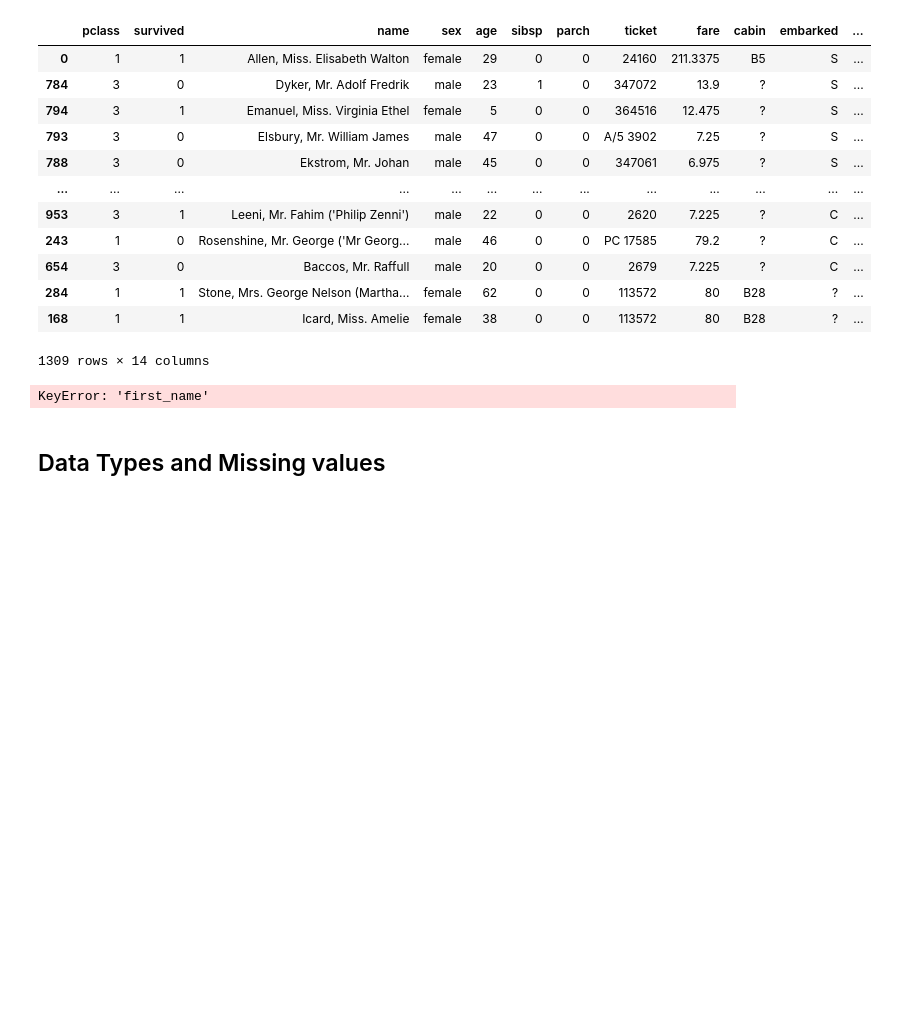
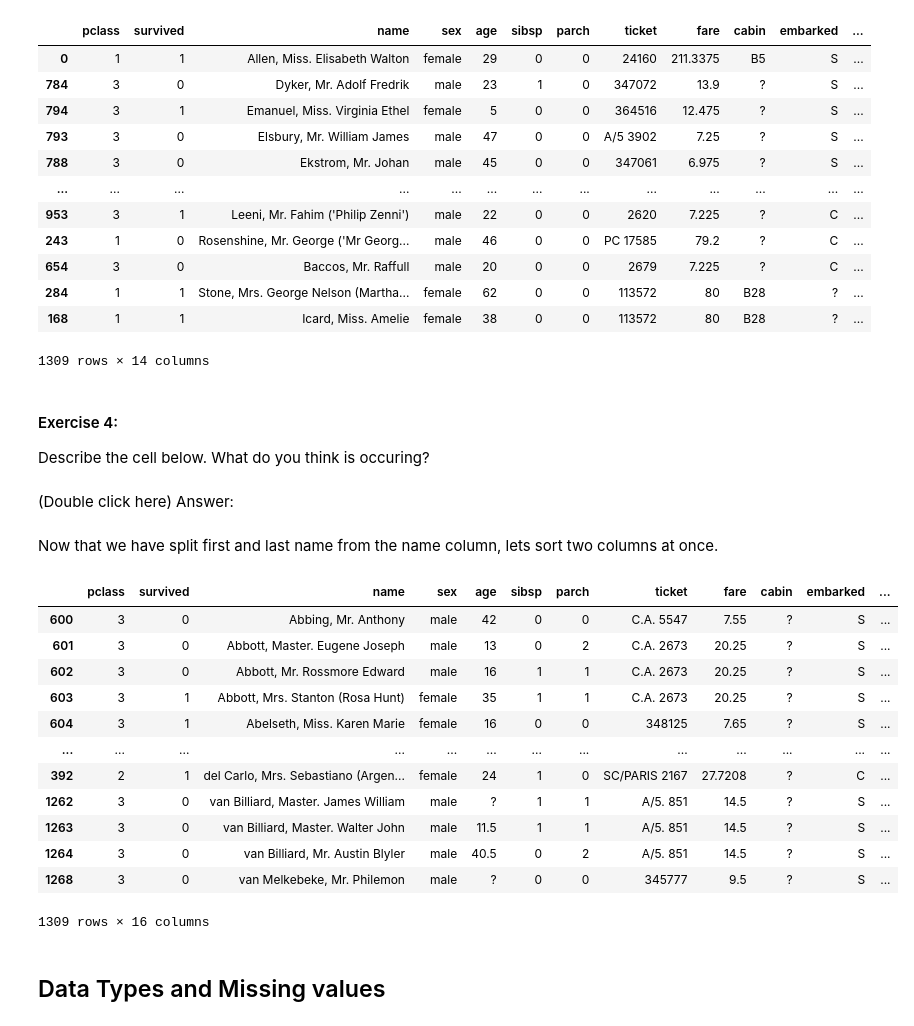
Before and after one commit to theLeague-AI/TheLeagueAI_main, a Jupyter notebook: Lesson_4_Introduction_to_Pandas_II/Lesson_4.ipynb, the cells around one changed output. Cells and saved outputs as stored; diff of their text form; code cells hidden in the pictures; blank space fills up the shorter version.

```diff
--- a/Lesson_4_Introduction_to_Pandas_II/Lesson_4.ipynb
+++ b/Lesson_4_Introduction_to_Pandas_II/Lesson_4.ipynb
@@ -26,6 +28,6 @@ import matplotlib as plt
 # %%
-# Read in the titanic survival dataset
-titanic_data = pd.read_csv('titanic_data.csv')
+# Exercise 1: Read in the titanic survival dataset
+titanic_data =
 titanic_data
 # %% [output]
 |  | pclass | survived | name | sex | age | sibsp | parch | ticket | fare | cabin | embarked | ... |
@@ -101,7 +120,29 @@ titanic_data.sort_values(by='embarked', ascending=False)
 | 284 | 1 | 1 | Stone, Mrs. George Nelson (Martha... | female | 62 | 0 | 0 | 113572 | 80 | B28 | ? | ... |
 | 168 | 1 | 1 | Icard, Miss. Amelie | female | 38 | 0 | 0 | 113572 | 80 | B28 | ? | ... |
 1309 rows × 14 columns
+# %% [markdown]
+#### Exercise 4:
+Describe the cell below. What do you think is occuring?
+# %% [markdown]
+(Double click here) Answer:
+# %%
+titanic_data['last_name'] = titanic_data['name'].str.split().str[0].replace(',','',regex=True)
+titanic_data['first_name'] = titanic_data['name'].str.split().str[2].replace(',','',regex=True)
+# %% [markdown]
+Now that we have split first and last name from the name column, lets sort two columns at once.
 # %%
-titanic_data.sort_values(by = ['sex','first_name'])
+titanic_data.sort_values(by = ['last_name','first_name'])
 # %% [output]
+|  | pclass | survived | name | sex | age | sibsp | parch | ticket | fare | cabin | embarked | ... |
+| 600 | 3 | 0 | Abbing, Mr. Anthony | male | 42 | 0 | 0 | C.A. 5547 | 7.55 | ? | S | ... |
+| 601 | 3 | 0 | Abbott, Master. Eugene Joseph | male | 13 | 0 | 2 | C.A. 2673 | 20.25 | ? | S | ... |
+| 602 | 3 | 0 | Abbott, Mr. Rossmore Edward | male | 16 | 1 | 1 | C.A. 2673 | 20.25 | ? | S | ... |
+| 603 | 3 | 1 | Abbott, Mrs. Stanton (Rosa Hunt) | female | 35 | 1 | 1 | C.A. 2673 | 20.25 | ? | S | ... |
+| 604 | 3 | 1 | Abelseth, Miss. Karen Marie | female | 16 | 0 | 0 | 348125 | 7.65 | ? | S | ... |
+| ... | ... | ... | ... | ... | ... | ... | ... | ... | ... | ... | ... | ... |
+| 392 | 2 | 1 | del Carlo, Mrs. Sebastiano (Argen... | female | 24 | 1 | 0 | SC/PARIS 2167 | 27.7208 | ? | C | ... |
+| 1262 | 3 | 0 | van Billiard, Master. James William | male | ? | 1 | 1 | A/5. 851 | 14.5 | ? | S | ... |
+| 1263 | 3 | 0 | van Billiard, Master. Walter John | male | 11.5 | 1 | 1 | A/5. 851 | 14.5 | ? | S | ... |
+| 1264 | 3 | 0 | van Billiard, Mr. Austin Blyler | male | 40.5 | 0 | 2 | A/5. 851 | 14.5 | ? | S | ... |
+| 1268 | 3 | 0 | van Melkebeke, Mr. Philemon | male | ? | 0 | 0 | 345777 | 9.5 | ? | S | ... |
-KeyError: 'first_name'
+1309 rows × 16 columns
```
Also changed, not shown: parts of 45 cells of this notebook.
